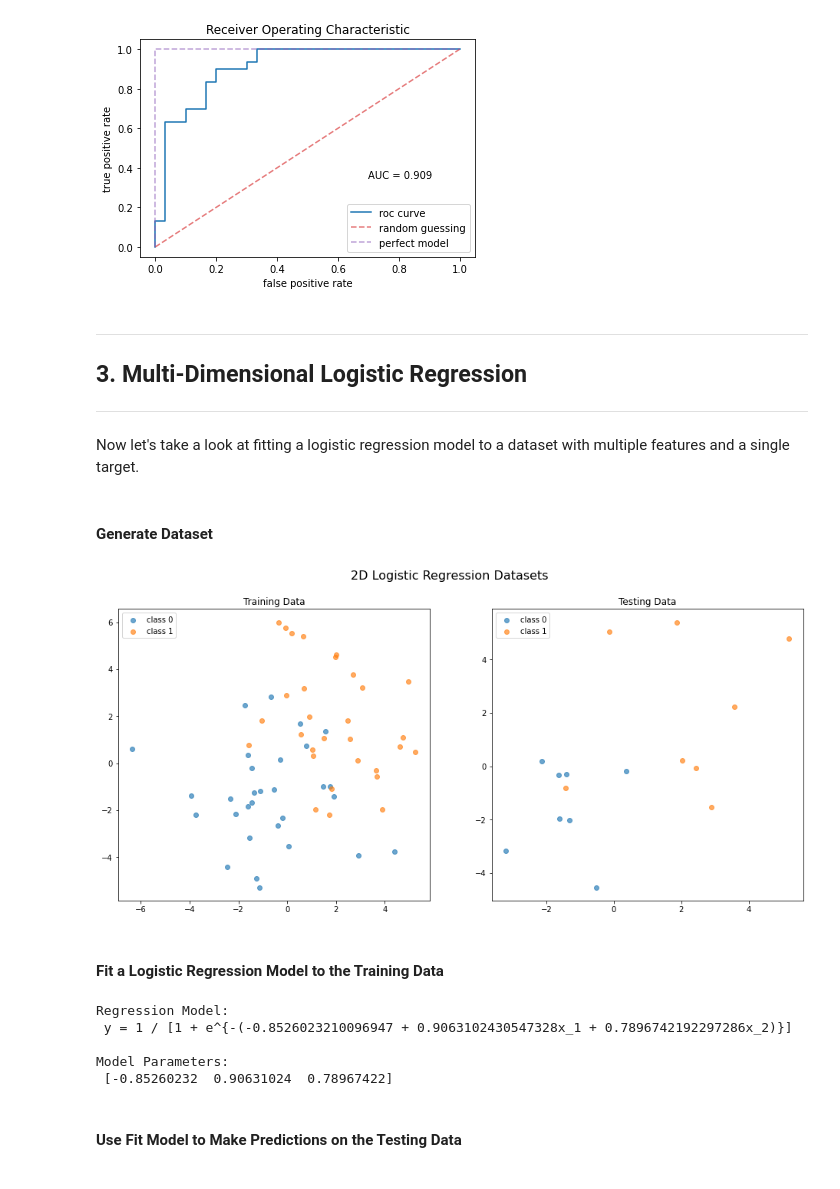
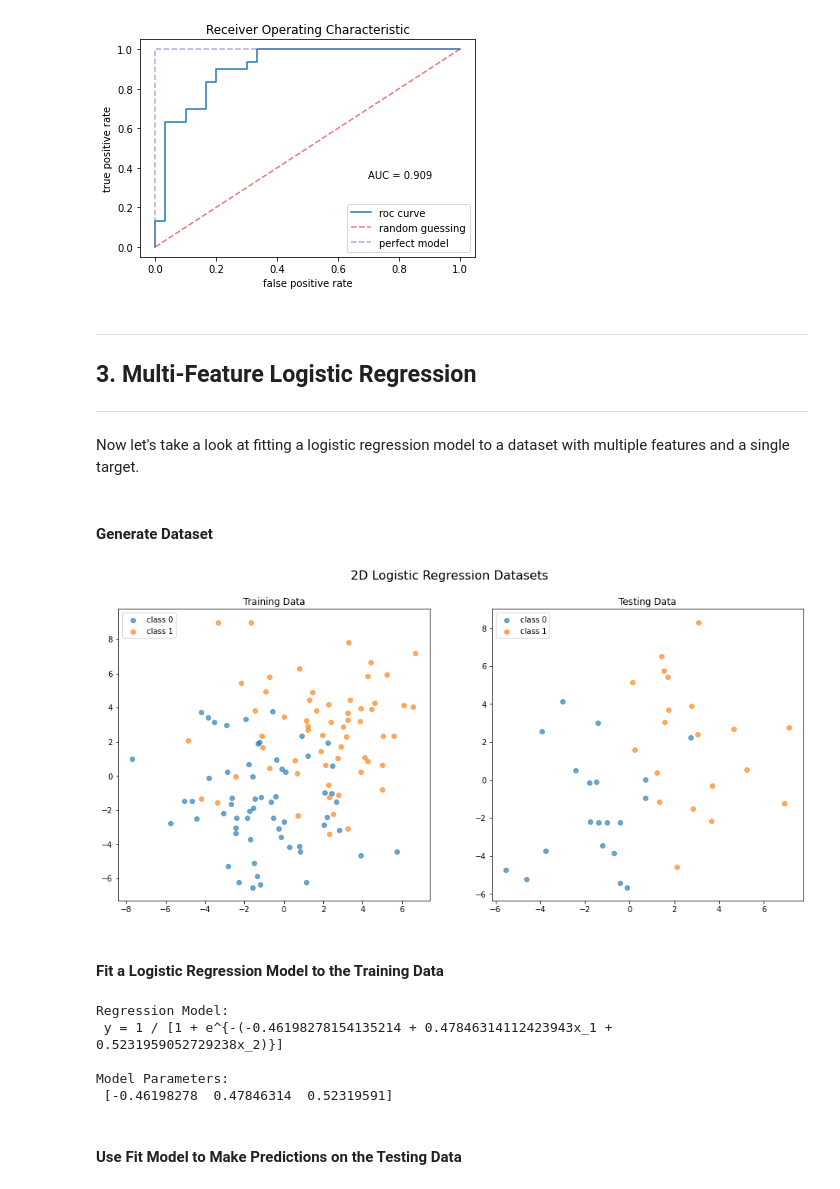
Before and after one commit to jacobdwatters/Machine-Learning-Basics, a Jupyter notebook: logistic_regression/01_logistic_regression_numpy.ipynb, the cells around one changed output. Saved outputs shown, nothing was run; the diff lists cells and outputs as text; code cells hidden in the pictures.

```diff
--- a/logistic_regression/01_logistic_regression_numpy.ipynb
+++ b/logistic_regression/01_logistic_regression_numpy.ipynb
@@ -194,9 +194,6 @@ def f1(y, y_pred):
   rec = recall(y, y_pred)
   return 2*pre*rec / (pre + rec)
 # %%
-y1 = np.array([1, 1, 0, 0, 1, 0, 1, 1, 0, 0, 0, 1]).reshape(-1, 1)
-y2 = np.array([1, 1, 0, 1, 1, 0, 0, 1, 1, 0, 1, 0]).reshape(-1, 1)
-
 print('Classification Metrics (testing data):\n' + '-'*38)
 print('accuracy = %.3f' % accuracy(y_test1, y_pred1))
 print('precsion = %.3f' % precision(y_test1, y_pred1))
@@ -281,7 +278,7 @@ Area Under Curve (AUC): 0.908888888888889
 # %% [markdown]
 ---
 
-## 3. Multi-Dimensional Logistic Regression
+## 3. Multi-Feature Logistic Regression
 
 ---
 
@@ -291,38 +288,38 @@ Now let's take a look at fitting a logistic regression model to a dataset with m
 # %%
 def generate_data(seed, x_shape):
   np.random.seed(seed)
-  x1 = np.random.normal(-1, 2, size=x_shape)
-  x2 = np.random.normal(2.2, 2, size=x_shape)
+  x1 = np.random.normal(-1, 2.5, size=x_shape)
+  x2 = np.random.normal(2.2, 2.5, size=x_shape)
   y1 = np.zeros((x_shape[0], 1))
   y2 = np.ones((x_shape[0], 1))
 
   return np.vstack((x1, x2)), np.vstack((y1, y2))
 
-X_train2, y_train2 = generate_data(150, (30, 2))
-X_test2, y_test2 = generate_data(15, (8, 2))
+X_train2, y_train2 = generate_data(150, (60, 2))
+X_test2, y_test2 = generate_data(15, (20, 2))
 
 
 # Plot datasets
 fig, ax = plt.subplots(1, 2, figsize=(16, 7))
 plt.suptitle('2D Logistic Regression Datasets', fontsize=16)
 
 X_train2_class0 = X_train2[y_train2.flatten()==0]
 X_train2_class1 = X_train2[y_train2.flatten()==1]
 ax[0].scatter(X_train2_class0[:, 0], X_train2_class0[:, 1], c='tab:blue', alpha=0.65, label='class 0')
 ax[0].scatter(X_train2_class1[:, 0], X_train2_class1[:, 1], c='tab:orange', alpha=0.65, label='class 1')
 ax[0].set_title('Training Data')
 ax[0].legend(loc='upper left')
 
 X_test2_class0 = X_test2[y_test2.flatten()==0]
 X_test2_class1 = X_test2[y_test2.flatten()==1]
 ax[1].scatter(X_test2_class0[:, 0], X_test2_class0[:, 1], c='tab:blue', alpha=0.65, label='class 0')
 ax[1].scatter(X_test2_class1[:, 0], X_test2_class1[:, 1], c='tab:orange', alpha=0.65, label='class 1')
 ax[1].set_title('Testing Data')
 ax[1].legend(loc='upper left')
 
 plt.show()
 # %% [output]
-[figure, old version]
+[figure, new version]
 # %% [markdown]
 #### Fit a Logistic Regression Model to the Training Data
 # %%
@@ -333,10 +330,10 @@ print('Regression Model:\n', logreg_2d, "\n")
 print('Model Parameters:\n', logreg_2d.w.flatten())
 # %% [output]
 Regression Model:
- y = 1 / [1 + e^{-(-0.8526023210096947 + 0.9063102430547328x_1 + 0.7896742192297286x_2)}]
+ y = 1 / [1 + e^{-(-0.46198278154135214 + 0.47846314112423943x_1 + 0.5231959052729238x_2)}]
 
 Model Parameters:
- [-0.85260232  0.90631024  0.78967422]
+ [-0.46198278  0.47846314  0.52319591]
 # %% [markdown]
 #### Use Fit Model to Make Predictions on the Testing Data
 # %%
```
Also changed, not shown: parts of 23 cells of this notebook.
